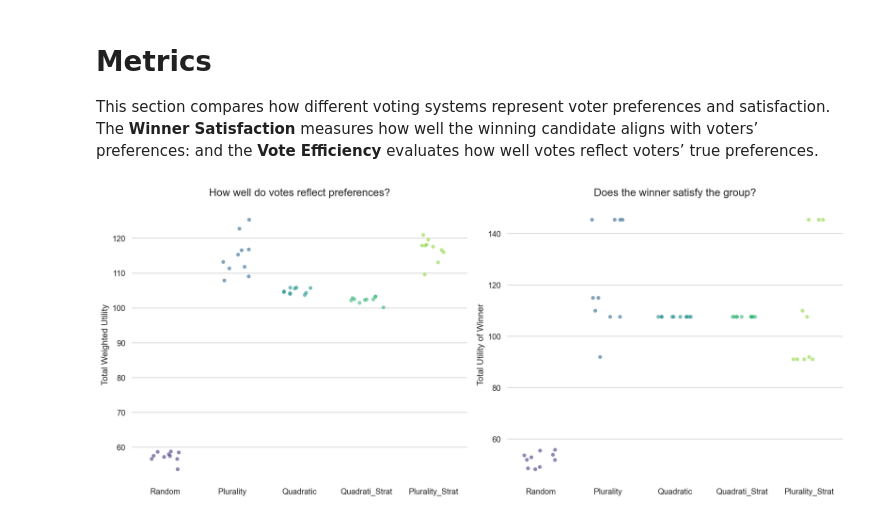
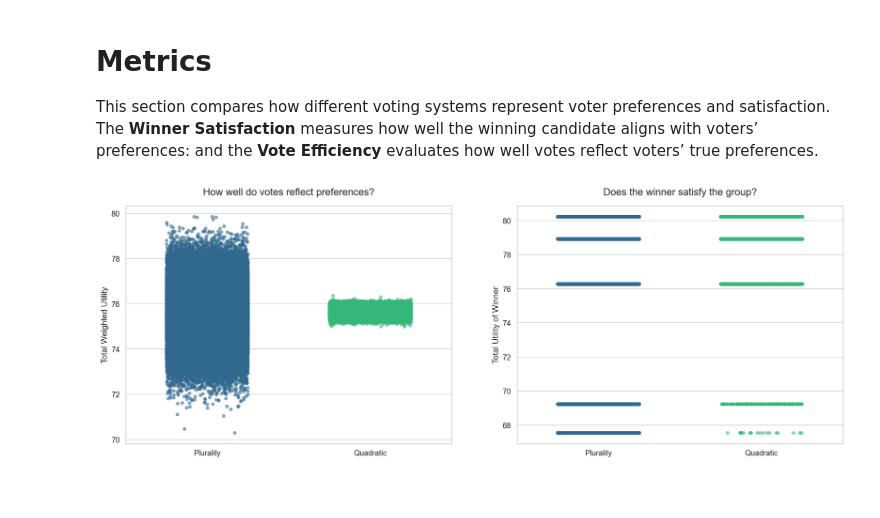
Before and after one commit to centre-for-humanities-computing/european-city-inference, a Jupyter notebook: notebooks/tutorial_2_voting_system.ipynb, the cells around one changed output. Drawn from its saved outputs; the diff is of its cells as text; code cells hidden in the pictures; blank space fills up the shorter version.

```diff
--- a/notebooks/tutorial_2_voting_system.ipynb
+++ b/notebooks/tutorial_2_voting_system.ipynb
@@ -28,10 +28,10 @@ The simulation constants are defined here.
 # %%
 config = EnvConfig(
     num_voters=100,
-    num_candidates=6,
+    num_candidates=5,
     num_preferences=4,
 )
-NUM_SIMULATIONS = 10  # Number of simulation steps
+NUM_SIMULATIONS = 100_000  # Number of simulation steps
 # %% [markdown]
 ## Environment Initialization
 The environment is created using the parameters defined above.
@@ -58,12 +53,3 @@ In this one the agent make just random choice. It is a baseline.
-# %%
-# intiatialize random key
-key = jax.random.PRNGKey(42)
-
-# Run simulations
-sim_rdm = env.run_n_simulation(_vote_random, key, NUM_SIMULATIONS)
-
-# Compute metrics
-metrics_rdm = batch_compute_metrics(sim_rdm)
 # %% [markdown]
 ### Plurality Voting
 Then we have the plurality voting where agent vote for the candidate they prefer the most and the candidate with the maximum vote win. This is done in two round if there is no majority.
@@ -82,45 +75,42 @@ metrics_plurality_strat = batch_compute_metrics(sim_plurality_strat)
 ### Quadratic Voting
 Then the quadratic voting where agent have credits and should spend them on the candidates they prefer, they candidat with most of the vote win.
 # %%
-# Run perception
-env._run_multi_agent_inference()
-
-# intiatialize random key
-key = jax.random.PRNGKey(42)
-
 # Run simulations
-sim_qv = env.run_n_simulation(_vote_quadratic, key, NUM_SIMULATIONS)
-sim_qv_strat = env.run_n_simulation(strategic_quadratic_vote, key, NUM_SIMULATIONS)
+sim_qv = env.run_n_simulation(
+    _vote_quadratic,
+    data=data,
+    response_function=response_function,
+    key=key,
+    n_simulations=NUM_SIMULATIONS,
+)
+# sim_qv_strat = env.run_n_simulation(strategic_quadratic_vote, data=data,
+# response_function=response_function, key=key, n_simulations=NUM_SIMULATIONS)
 
 # Compute metrics
 metrics_qv = batch_compute_metrics(sim_qv)
-metrics_qv_strat = batch_compute_metrics(sim_qv_strat)
+# metrics_qv_strat = batch_compute_metrics(sim_qv_strat)
 # %% [markdown]
 # Metrics
 This section compares how different voting systems represent voter preferences and satisfaction. The **Winner Satisfaction** measures how well the winning candidate aligns with voters’ preferences:
 and the **Vote Efficiency** evaluates how well votes reflect voters’ true preferences.
 # %%
 # change voting system labels
-metrics_rdm["voting_system"] = "Random"
 metrics_plurality["voting_system"] = "Plurality"
-metrics_plurality_strat["voting_system"] = "Plurality_Strat"
+# metrics_plurality_strat["voting_system"] = "Plurality_Strat"
 metrics_qv["voting_system"] = "Quadratic"
-metrics_qv_strat["voting_system"] = "Quadrati_Strat"
+# metrics_qv_strat["voting_system"] = "Quadrati_Strat"
 
 # combine dataframes
 combined_df = pd.concat(
     [
-        metrics_rdm,
         metrics_plurality,
         metrics_qv,
-        metrics_qv_strat,
-        metrics_plurality_strat,
     ],
     ignore_index=True,
 )
 
 # plot voting metrics
 fig = plot_voting_metrics(combined_df)
 plt.show()
 # %% [output]
-[figure, old version]
+[figure, new version]
```
Also changed, not shown: parts of 6 cells of this notebook.
